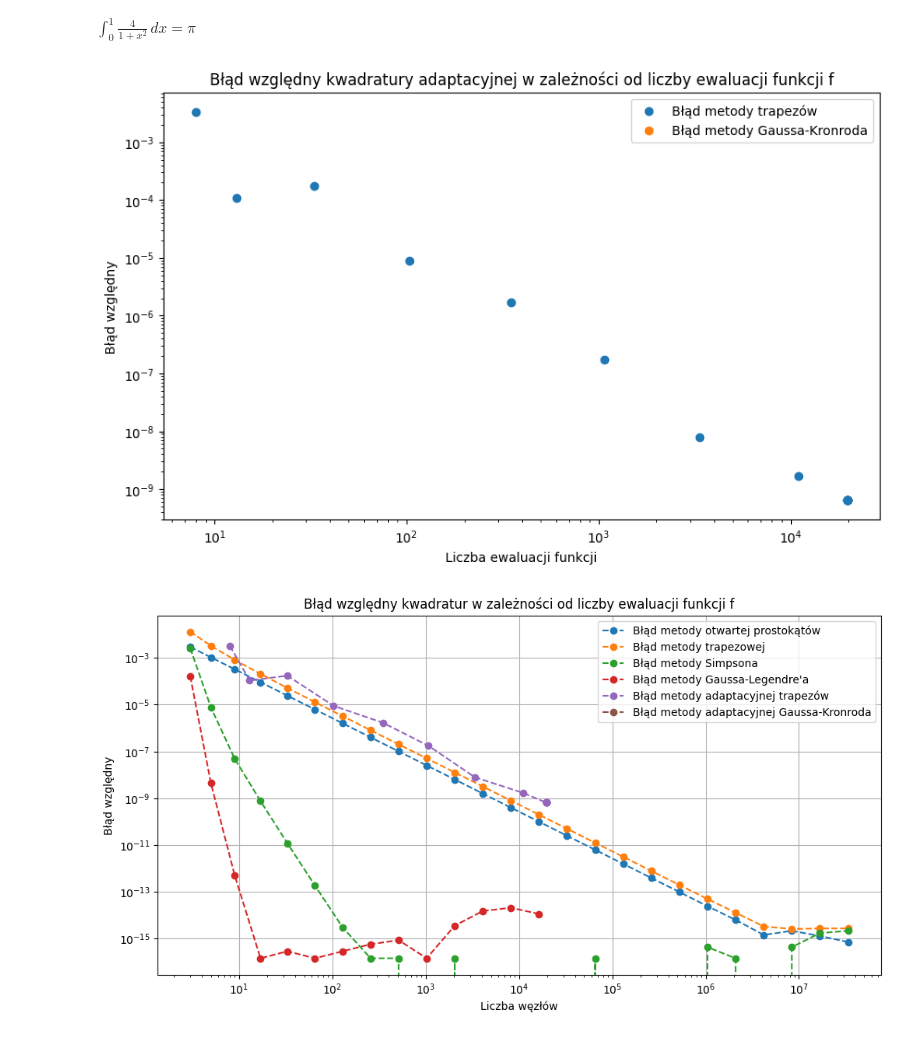
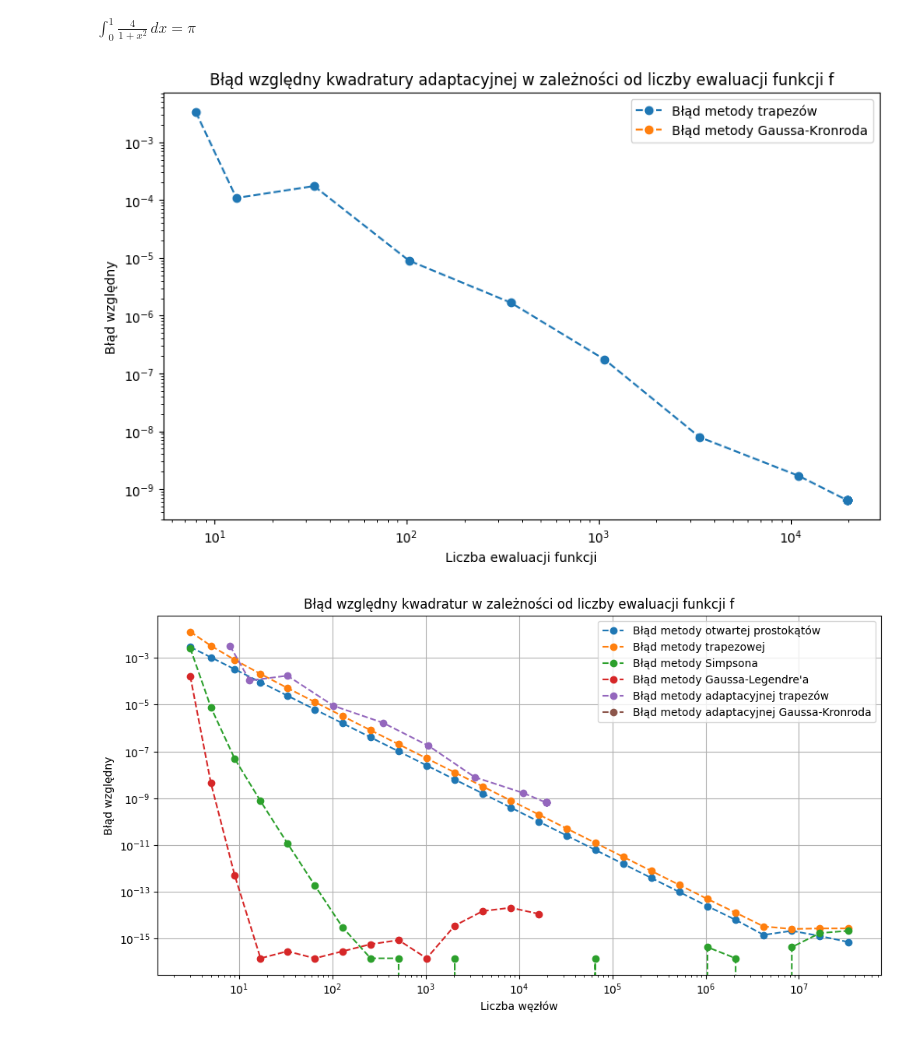
Before and after one commit to memecat5/MOWNIT, a Jupyter notebook: lab7/lab7.ipynb, the cells around one changed output. Saved outputs shown, nothing was run; the diff lists cells and outputs as text; code cells hidden in the pictures.

```diff
--- a/lab7/lab7.ipynb
+++ b/lab7/lab7.ipynb
@@ -8,7 +8,7 @@ from scipy.special import roots_legendre
 # %% [markdown]
 $ \int_{0}^{1} \frac{4}{1 + x^2} \, dx = \pi $
 # %%
-INTEGRAL_START = 10 ** -16
+INTEGRAL_START = 0.
 INTEGRAL_END = 1.
 
 
@@ -16,39 +16,39 @@ INTEGRAL_END = 1.
 def f(x):
     return 4. / (1. + x**2)
 
-def lab7calc(f, expected):
+def lab7calc(f, expected, a, b):
     # absolute value of relative error
     trapz_adaptive_error = np.empty(15, dtype=np.double)
     gauss_adaptive_error = np.empty(15, dtype=np.double)
 
     trapz_adaptive_evals = np.empty(15, dtype=int)
     gauss_adaptive_evals = np.empty(15, dtype=int)
 
     for i in range(0, 15):
-        res, _, info = quad_vec(f, INTEGRAL_START, INTEGRAL_END, epsabs=10**-i, quadrature="trapezoid", full_output=True)
+        res, _, info = quad_vec(f, a, b, epsabs=10**-i, quadrature="trapezoid", full_output=True)
         trapz_adaptive_error[i] = abs((expected - res) / expected)
         trapz_adaptive_evals[i] = info.neval
 
-        res, _, info = quad_vec(f, INTEGRAL_START, INTEGRAL_END, epsabs=10**-i, quadrature="gk21", full_output=True)
+        res, _, info = quad_vec(f, a, b, epsabs=10**-i, quadrature="gk21", full_output=True)
         gauss_adaptive_error[i] = abs((expected - res) / expected)
         gauss_adaptive_evals[i] = info.neval
 
     return trapz_adaptive_evals, trapz_adaptive_error, gauss_adaptive_evals, gauss_adaptive_error
 
 
-trapz_adaptive_evals, trapz_adaptive_error, gauss_adaptive_evals, gauss_adaptive_error = lab7calc(f, np.pi)
+trapz_adaptive_evals, trapz_adaptive_error, gauss_adaptive_evals, gauss_adaptive_error = lab7calc(f, np.pi, INTEGRAL_START, INTEGRAL_END)
 
 
 plt.figure(figsize=(10, 6))
-plt.scatter(trapz_adaptive_evals, trapz_adaptive_error, label="Błąd metody trapezów")
-plt.scatter(gauss_adaptive_evals, gauss_adaptive_error, label="Błąd metody Gaussa-Kronroda")
+plt.plot(trapz_adaptive_evals, trapz_adaptive_error, label="Błąd metody trapezów", ls="--", marker="o")
+plt.plot(gauss_adaptive_evals, gauss_adaptive_error, label="Błąd metody Gaussa-Kronroda", ls="--", marker="o")
 plt.legend()
 plt.xscale("log")
 plt.yscale("log")
 plt.xlabel("Liczba ewaluacji funkcji")
 plt.ylabel("Błąd względny")
 plt.title("Błąd względny kwadratury adaptacyjnej w zależności od liczby ewaluacji funkcji f")
 plt.show()
 # %% [output]
-[figure, old version]
+[figure, new version]
 # %%
```
Also changed, not shown: parts of 3 cells of this notebook, 1 other file.
